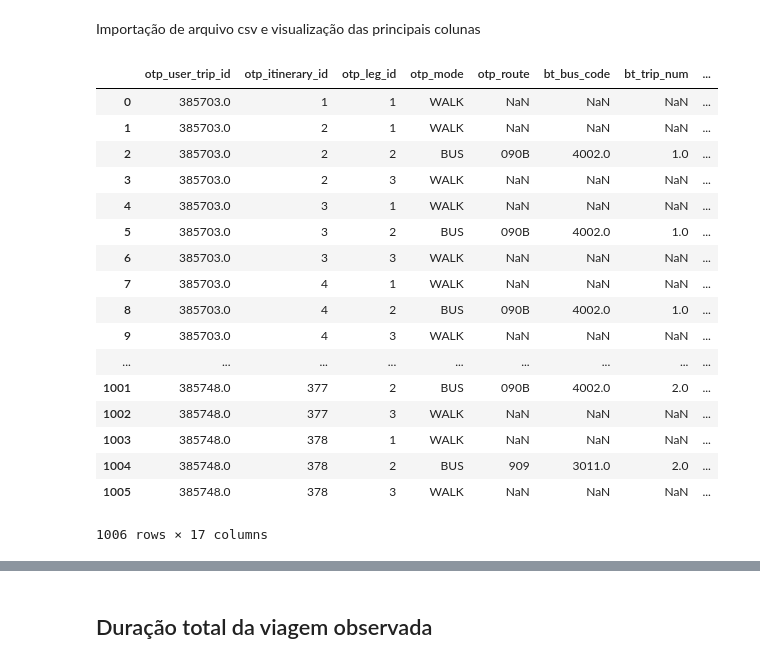
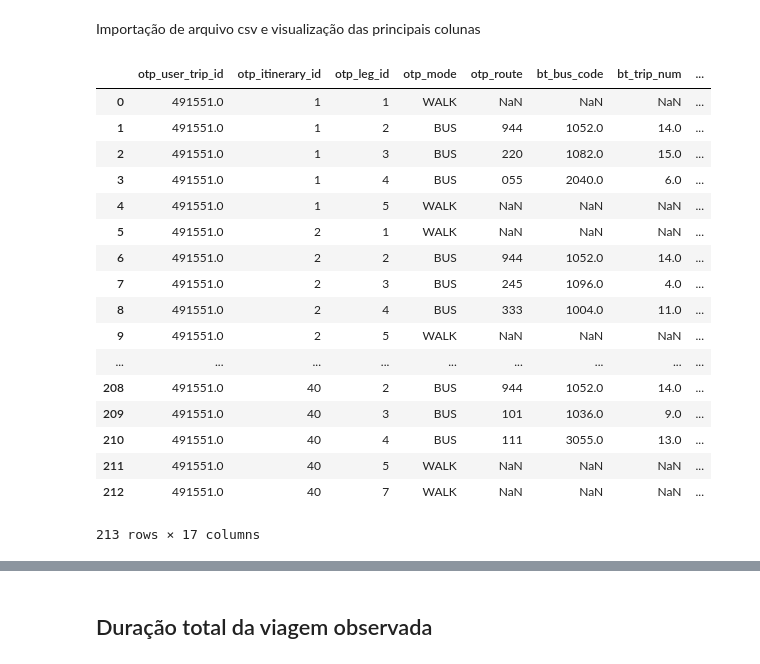
Before and after one commit to andrezaraquel/TransferTimeAnalysisCG, a Jupyter notebook: workspace/python/people-paths/trips-destination-inference/data_bus_visualization.ipynb, the cells around one changed output, grey strips where cells are left out. Saved outputs shown, nothing was run; the diff lists cells and outputs as text; code cells hidden in the pictures.

```diff
--- a/workspace/python/people-paths/trips-destination-inference/data_bus_visualization.ipynb
+++ b/workspace/python/people-paths/trips-destination-inference/data_bus_visualization.ipynb
@@ -34,27 +34,27 @@ import numpy as np
 # %% [markdown]
 Importação de arquivo csv e visualização das principais colunas
 # %%
-bus_itineraries = pd.read_csv('data/output/output_2019_02_02.csv')
+bus_itineraries = pd.read_csv('data/output/output_2019_02_01.csv')
 bus_itineraries
 # %% [output]
 |  | otp_user_trip_id | otp_itinerary_id | otp_leg_id | otp_mode | otp_route | bt_bus_code | bt_trip_num | ... |
-| 0 | 385703.0 | 1 | 1 | WALK | NaN | NaN | NaN | ... |
-| 1 | 385703.0 | 2 | 1 | WALK | NaN | NaN | NaN | ... |
-| 2 | 385703.0 | 2 | 2 | BUS | 090B | 4002.0 | 1.0 | ... |
-| 3 | 385703.0 | 2 | 3 | WALK | NaN | NaN | NaN | ... |
-| 4 | 385703.0 | 3 | 1 | WALK | NaN | NaN | NaN | ... |
-| 5 | 385703.0 | 3 | 2 | BUS | 090B | 4002.0 | 1.0 | ... |
-| 6 | 385703.0 | 3 | 3 | WALK | NaN | NaN | NaN | ... |
-| 7 | 385703.0 | 4 | 1 | WALK | NaN | NaN | NaN | ... |
-| 8 | 385703.0 | 4 | 2 | BUS | 090B | 4002.0 | 1.0 | ... |
-| 9 | 385703.0 | 4 | 3 | WALK | NaN | NaN | NaN | ... |
+| 0 | 491551.0 | 1 | 1 | WALK | NaN | NaN | NaN | ... |
+| 1 | 491551.0 | 1 | 2 | BUS | 944 | 1052.0 | 14.0 | ... |
+| 2 | 491551.0 | 1 | 3 | BUS | 220 | 1082.0 | 15.0 | ... |
+| 3 | 491551.0 | 1 | 4 | BUS | 055 | 2040.0 | 6.0 | ... |
+| 4 | 491551.0 | 1 | 5 | WALK | NaN | NaN | NaN | ... |
+| 5 | 491551.0 | 2 | 1 | WALK | NaN | NaN | NaN | ... |
+| 6 | 491551.0 | 2 | 2 | BUS | 944 | 1052.0 | 14.0 | ... |
+| 7 | 491551.0 | 2 | 3 | BUS | 245 | 1096.0 | 4.0 | ... |
+| 8 | 491551.0 | 2 | 4 | BUS | 333 | 1004.0 | 11.0 | ... |
+| 9 | 491551.0 | 2 | 5 | WALK | NaN | NaN | NaN | ... |
 | ... | ... | ... | ... | ... | ... | ... | ... | ... |
-| 1001 | 385748.0 | 377 | 2 | BUS | 090B | 4002.0 | 2.0 | ... |
-| 1002 | 385748.0 | 377 | 3 | WALK | NaN | NaN | NaN | ... |
-| 1003 | 385748.0 | 378 | 1 | WALK | NaN | NaN | NaN | ... |
-| 1004 | 385748.0 | 378 | 2 | BUS | 909 | 3011.0 | 2.0 | ... |
-| 1005 | 385748.0 | 378 | 3 | WALK | NaN | NaN | NaN | ... |
+| 208 | 491551.0 | 40 | 2 | BUS | 944 | 1052.0 | 14.0 | ... |
+| 209 | 491551.0 | 40 | 3 | BUS | 101 | 1036.0 | 9.0 | ... |
+| 210 | 491551.0 | 40 | 4 | BUS | 111 | 3055.0 | 13.0 | ... |
+| 211 | 491551.0 | 40 | 5 | WALK | NaN | NaN | NaN | ... |
+| 212 | 491551.0 | 40 | 7 | WALK | NaN | NaN | NaN | ... |
-1006 rows × 17 columns
+213 rows × 17 columns
 # %%
 #dropped = bus_itineraries.drop_duplicates(keep='first',subset=['otp_leg_id','otp_mode','otp_route','bt_bus_code','bt_trip_num', 'otp_from_stop_id','otp_start_time','bt_start_time',
                 #'sched_obs_start_timediff','otp_to_stop_id','otp_end_time','bt_end_time','sched_obs_end_timediff'])
```
Also changed, not shown: parts of 21 cells of this notebook.
